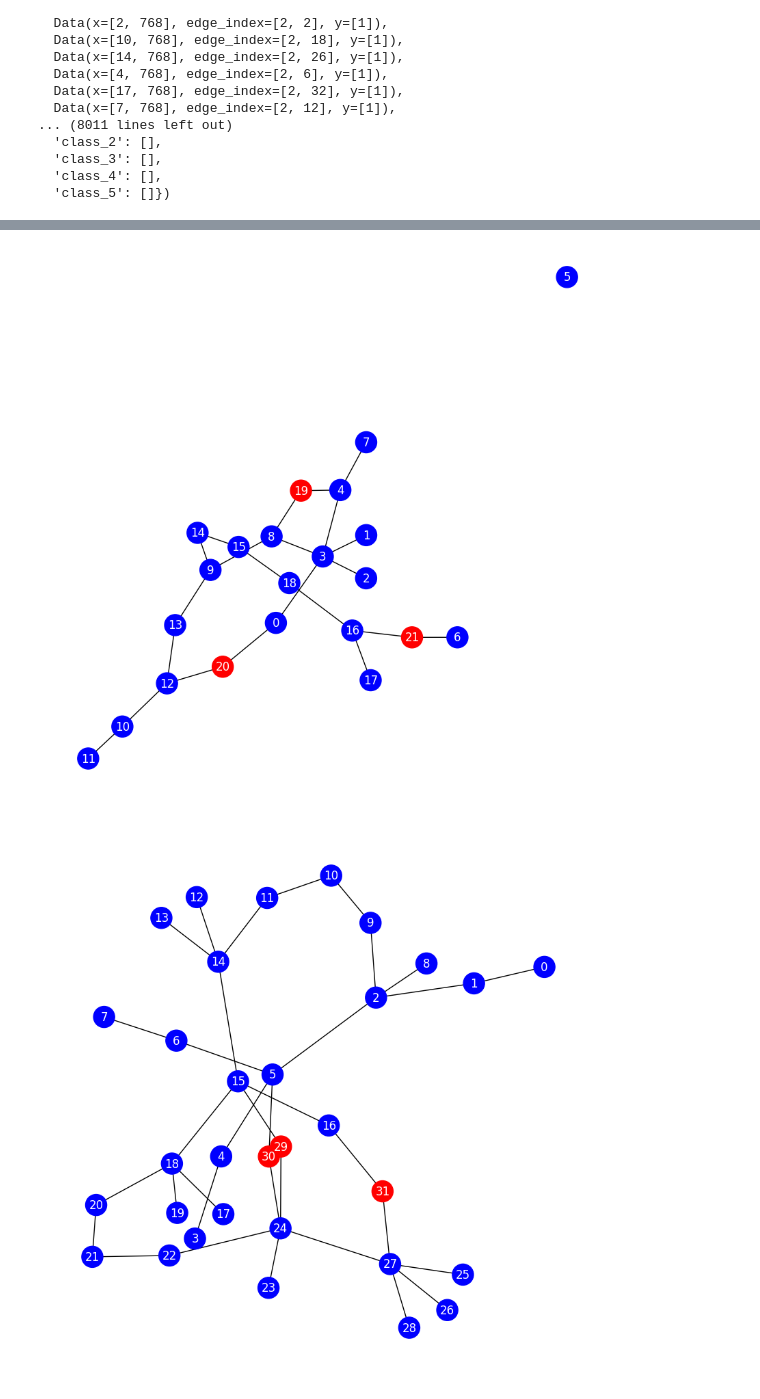
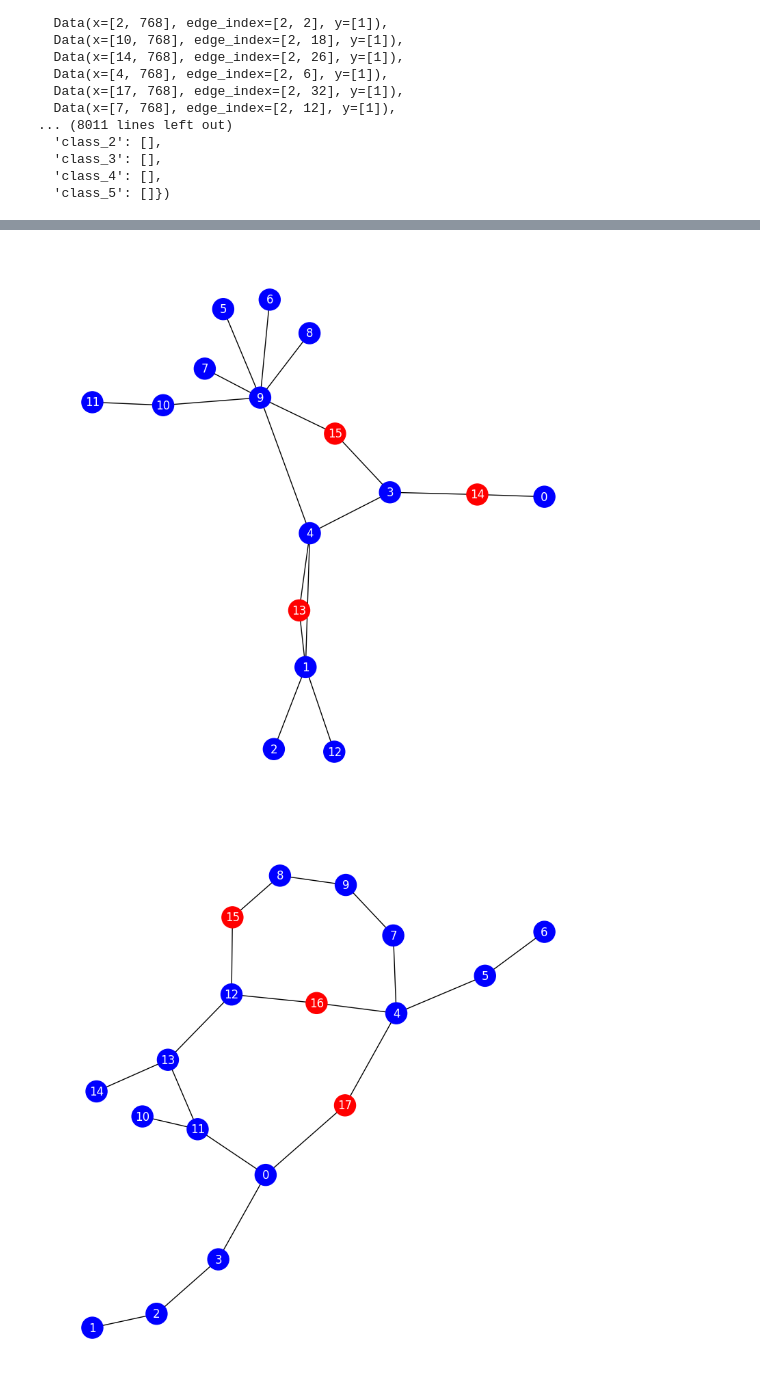
Before and after one commit to tsimiho/gmn, a Jupyter notebook: graph_sst.ipynb, the cells around one changed output, grey strips where cells are left out. Cells and saved outputs as stored; diff of their text form; code cells hidden in the pictures.

Commit message:
graph sst2

```diff
--- a/graph_sst.ipynb
+++ b/graph_sst.ipynb
@@ -392,6 +392,6 @@ perturbed_prototypes = perturb_prototypes(prototypes, num_remove=2, num_add=3)
 
 # Now inspect and visualize one of the perturbed prototypes
 inspect_graph(perturbed_prototypes[0])
-for g in perturbed_prototypes:
+for g in prototypes:
     plot_perturbed_graph(g)
 # %% [output]
@@ -419,2 +417,2 @@ Edges: tensor([[ 0,  1,  3,  7,  8,  9, 10, 11, 12, 13, 14, 15, 16,  2,  2,  2,
-[figure, old version]
+[figure, new version]
-[figure, old version]
+[figure, new version]
```
Also changed, not shown: parts of 2 cells of this notebook.
